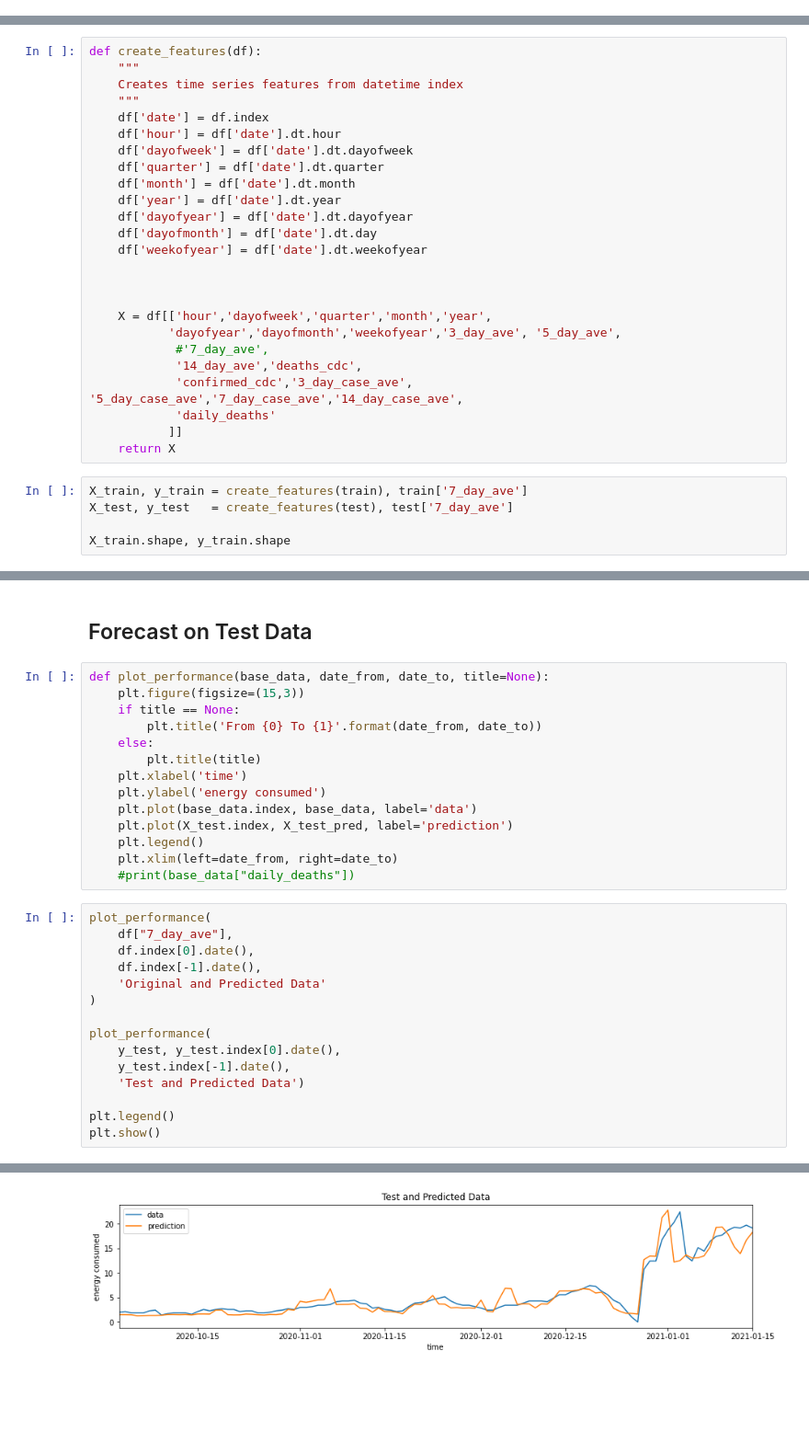
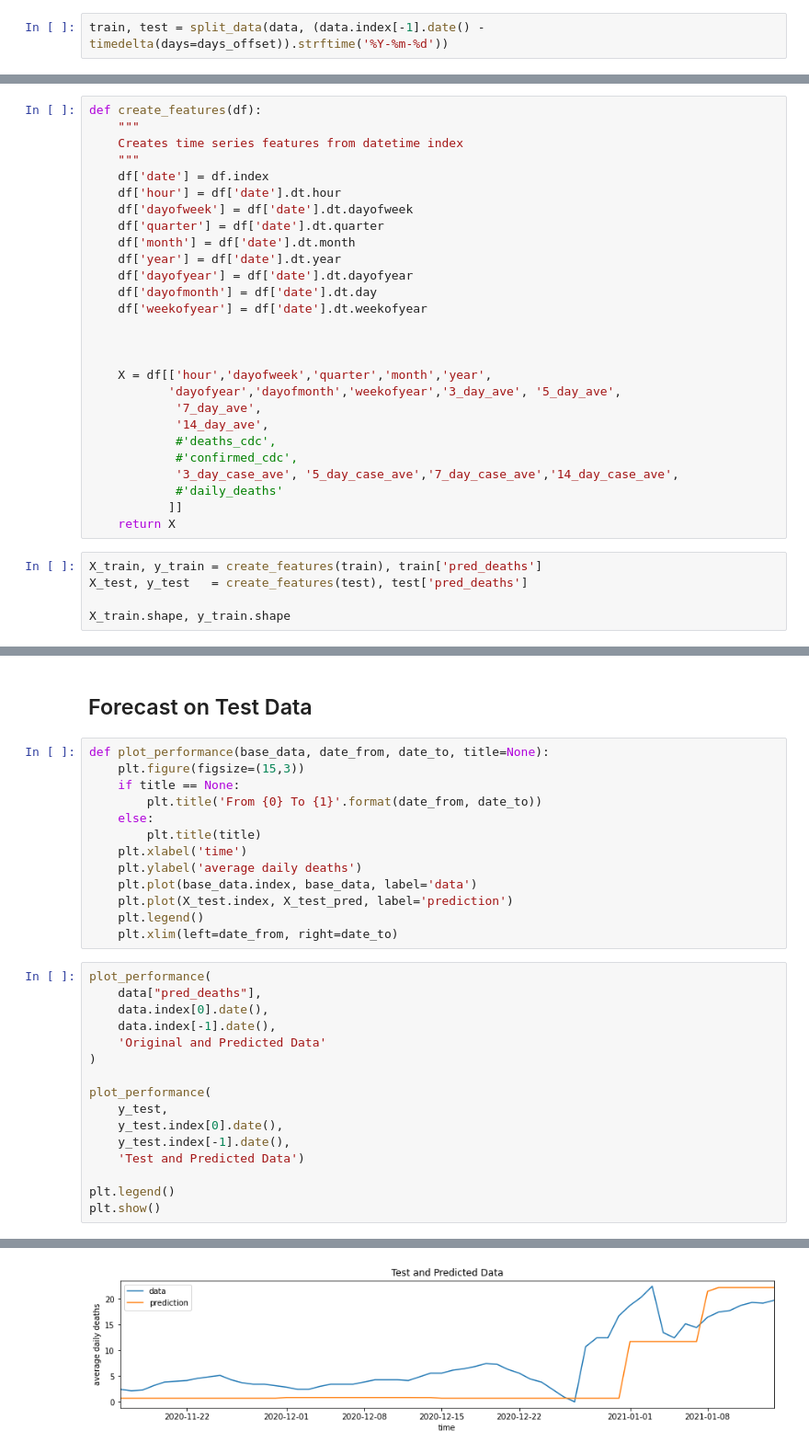
Before and after one commit to JaaLynch/covid, a Jupyter notebook: cov_ts_xgb.ipynb, the cells around one changed output, grey strips where cells are left out. Shown at 92% size. Drawn from its saved outputs; the diff is of its cells as text; blank space fills up the shorter version.

```diff
--- a/cov_ts_xgb.ipynb
+++ b/cov_ts_xgb.ipynb
@@ -49,3 +75,5 @@ train, test = split_data(data, '01-Oct-2020')
+# %%
+train, test = split_data(data, (data.index[-1].date() - timedelta(days=days_offset)).strftime('%Y-%m-%d'))
 # %%
 # Plot the train & test data
 plt.figure(figsize=(15,5))
@@ -77,15 +105,17 @@ def create_features(df):
 
     X = df[['hour','dayofweek','quarter','month','year',
            'dayofyear','dayofmonth','weekofyear','3_day_ave', '5_day_ave',
-            #'7_day_ave',
-            '14_day_ave','deaths_cdc',
-            'confirmed_cdc','3_day_case_ave', '5_day_case_ave','7_day_case_ave','14_day_case_ave',
-            'daily_deaths'
+            '7_day_ave',
+            '14_day_ave',
+            #'deaths_cdc',
+            #'confirmed_cdc',
+            '3_day_case_ave', '5_day_case_ave','7_day_case_ave','14_day_case_ave',
+            #'daily_deaths'
            ]]
     return X
 # %%
-X_train, y_train = create_features(train), train['7_day_ave']
-X_test, y_test   = create_features(test), test['7_day_ave']
+X_train, y_train = create_features(train), train['pred_deaths']
+X_test, y_test   = create_features(test), test['pred_deaths']
 
 X_train.shape, y_train.shape
 # %% [output]
@@ -169,22 +193,22 @@ def plot_performance(base_data, date_from, date_to, title=None):
     else:
         plt.title(title)
     plt.xlabel('time')
-    plt.ylabel('energy consumed')
+    plt.ylabel('average daily deaths')
     plt.plot(base_data.index, base_data, label='data')
     plt.plot(X_test.index, X_test_pred, label='prediction')
     plt.legend()
     plt.xlim(left=date_from, right=date_to)
-    #print(base_data["daily_deaths"])
 # %%
 plot_performance(
-    df["7_day_ave"],
-    df.index[0].date(),
-    df.index[-1].date(),
+    data["pred_deaths"],
+    data.index[0].date(),
+    data.index[-1].date(),
     'Original and Predicted Data'
 )
 
 plot_performance(
-    y_test, y_test.index[0].date(),
+    y_test,
+    y_test.index[0].date(),
     y_test.index[-1].date(),
     'Test and Predicted Data')
 
@@ -195,4 +219,4 @@ plt.show()
-[figure, old version]
+[figure, new version]
 # %%
 # Peformance for 10 random weeks
 random_weeks = X_test[['year', 'weekofyear']].sample(10)
```
Also changed, not shown: parts of 17 cells of this notebook.
